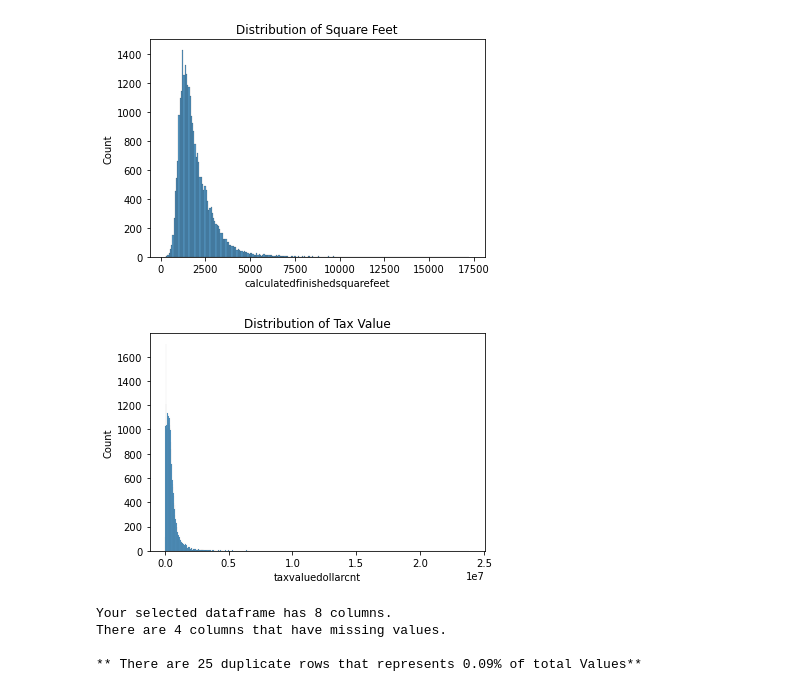
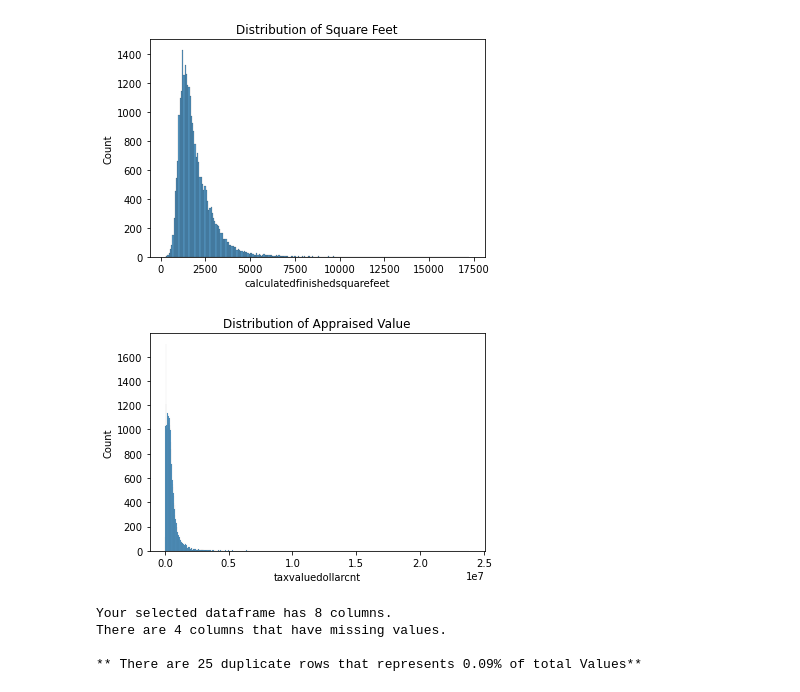
Before and after one commit to chadallen210/zillow-regression-project, a Jupyter notebook: workbook.ipynb, the cells around one changed output. Cells and saved outputs as stored; diff of their text form; code cells hidden in the pictures.

```diff
--- a/workbook.ipynb
+++ b/workbook.ipynb
@@ -12,5 +17,5 @@ import untitled
 # %%
-df = untitled.get_zillow_data()
+df = acquire.get_zillow_data()
 df.head()
 # %% [output]
 |  | parcelid | bathroomcnt | bedroomcnt | calculatedfinishedsquarefeet | fips | yearbuilt | taxvaluedollarcnt | ... |
@@ -78,8 +83,8 @@ plt.show()
 # %%
 # quick viz of taxvaluedollarcnt
 sns.histplot(data=df.taxvaluedollarcnt)
-plt.title('Distribution of Tax Value')
+plt.title('Distribution of Appraised Value')
 plt.show()
 # %% [output]
-[figure, old version]
+[figure, new version]
 # %%
```
Also changed, not shown: parts of 53 cells of this notebook.
